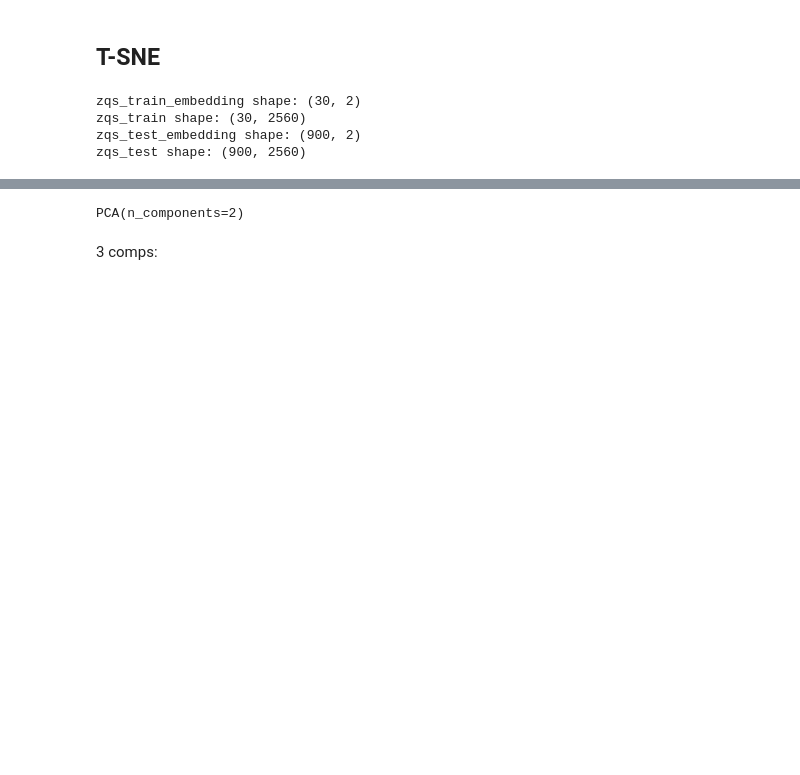
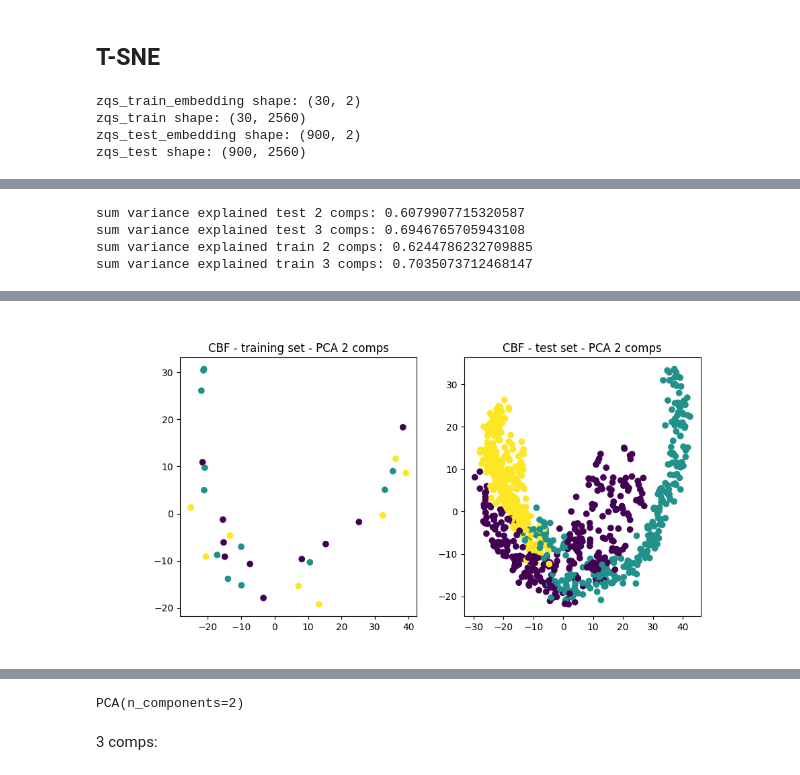
Before and after one commit to erlendlokna/CV-SSL-VQVAE-Framework, a Jupyter notebook: tsne_pca.ipynb, the cells around one changed output, grey strips where cells are left out. Cells and saved outputs as stored; diff of their text form; code cells hidden in the pictures; blank space fills up the shorter version.

```diff
--- a/tsne_pca.ipynb
+++ b/tsne_pca.ipynb
@@ -99,8 +87,31 @@ Variance explained ratios on train: [0.4515651  0.17291357 0.07902869 0.05576624
+# %%
+from sklearn.decomposition import PCA
+
+pca2_test = PCA(n_components=2).fit(zqs_test)
+pca3_test = PCA(n_components=3).fit(zqs_test)
+
+pca2_train = PCA(n_components=2).fit(zqs_train)
+pca3_train = PCA(n_components=3).fit(zqs_train)
+
+print("sum variance explained test 2 comps:", sum(pca2_test.explained_variance_ratio_))
+print("sum variance explained test 3 comps:", sum(pca3_test.explained_variance_ratio_))
+print("sum variance explained train 2 comps:", sum(pca2_train.explained_variance_ratio_))
+print("sum variance explained train 3 comps:", sum(pca3_train.explained_variance_ratio_))
+# %% [output]
+sum variance explained test 2 comps: 0.6079907715320587
+sum variance explained test 3 comps: 0.6946765705943108
+sum variance explained train 2 comps: 0.6244786232709885
+sum variance explained train 3 comps: 0.7035073712468147
+# %%
+zqs_test_2pc = pca2_test.fit_transform(zqs_test)
+zqs_test_3pc = pca3_test.fit_transform(zqs_test)
+zqs_train_2pc = pca2_train.fit_transform(zqs_train)
+zqs_train_3pc = pca3_train.fit_transform(zqs_train)
 # %%
 f, ax = plt.subplots(1, 2)
 f.set_figheight(5); f.set_figwidth(10)
-ax[0].scatter(pc_train[:, 0], pc_train[:, 1], c=y_labs_train)
-ax[1].scatter(pc_test[:, 0], pc_test[:, 1], c=y_labs_test)
+ax[0].scatter(zqs_train_2pc[:, 0], zqs_train_2pc[:, 1], c=y_train)
+ax[1].scatter(zqs_test_2pc[:, 0], zqs_test_2pc[:, 1], c=y_test)
 ax[0].set_title(f"{config['dataset']['dataset_name']} - training set - PCA 2 comps")
 ax[1].set_title(f"{config['dataset']['dataset_name']} - test set - PCA 2 comps")
 plt.show()
@@ -109,0 +119 @@ plt.show()
+[figure, added]
```
Also changed, not shown: parts of 18 cells of this notebook.
